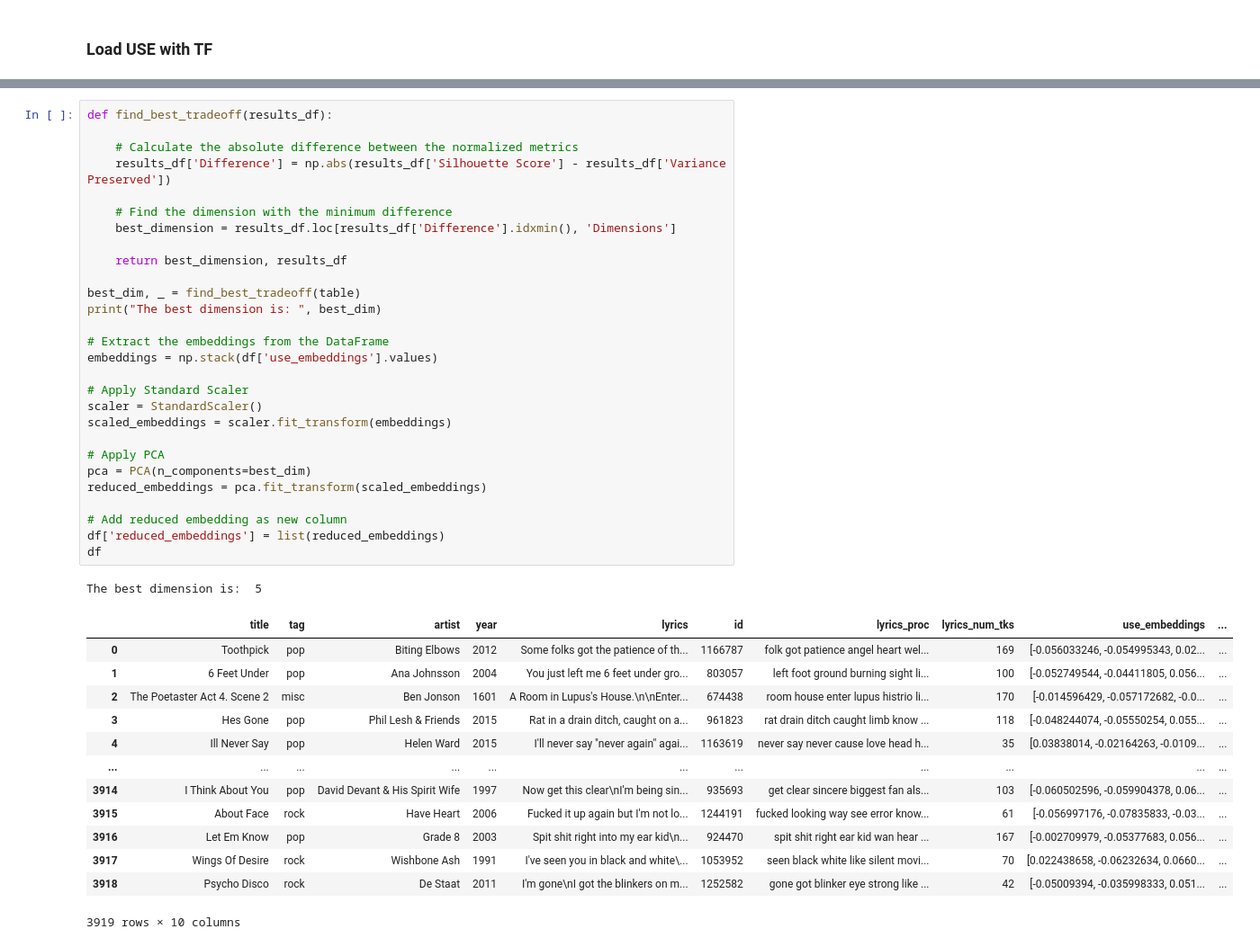
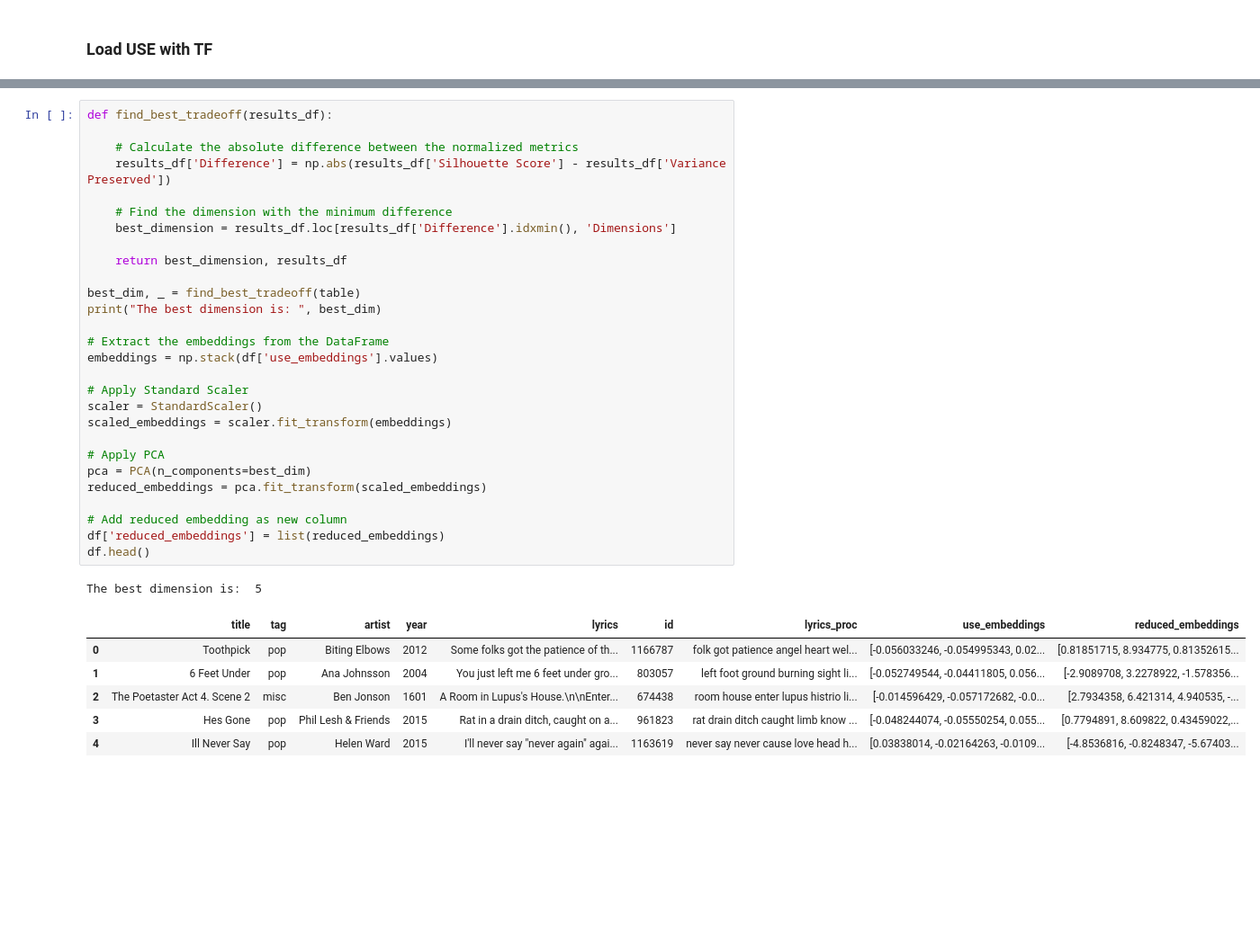
Before and after one commit to Alessandrus00/Lyrics-based-song-recommender, a Jupyter notebook: use.ipynb, the cells around one changed output, grey strips where cells are left out. Shown at 90% size. Saved outputs shown, nothing was run; the diff lists cells and outputs as text; blank space fills up the shorter version.

```diff
--- a/use.ipynb
+++ b/use.ipynb
@@ -109,44 +116,37 @@ table
 # %%
 def find_best_tradeoff(results_df):
 
     # Calculate the absolute difference between the normalized metrics
     results_df['Difference'] = np.abs(results_df['Silhouette Score'] - results_df['Variance Preserved'])
 
     # Find the dimension with the minimum difference
     best_dimension = results_df.loc[results_df['Difference'].idxmin(), 'Dimensions']
 
     return best_dimension, results_df
 
 best_dim, _ = find_best_tradeoff(table)
 print("The best dimension is: ", best_dim)
 
 # Extract the embeddings from the DataFrame
 embeddings = np.stack(df['use_embeddings'].values)
 
 # Apply Standard Scaler
 scaler = StandardScaler()
 scaled_embeddings = scaler.fit_transform(embeddings)
 
 # Apply PCA
 pca = PCA(n_components=best_dim)
 reduced_embeddings = pca.fit_transform(scaled_embeddings)
 
 # Add reduced embedding as new column
 df['reduced_embeddings'] = list(reduced_embeddings)
-df
+df.head()
 # %% [output]
 The best dimension is:  5
-|  | title | tag | artist | year | lyrics | id | lyrics_proc | lyrics_num_tks | use_embeddings | ... |
-| 0 | Toothpick | pop | Biting Elbows | 2012 | Some folks got the patience of th... | 1166787 | folk got patience angel heart wel... | 169 | [-0.056033246, -0.054995343, 0.02... | ... |
-| 1 | 6 Feet Under | pop | Ana Johnsson | 2004 | You just left me 6 feet under gro... | 803057 | left foot ground burning sight li... | 100 | [-0.052749544, -0.04411805, 0.056... | ... |
-| 2 | The Poetaster Act 4. Scene 2 | misc | Ben Jonson | 1601 | A Room in Lupus's House.\n\nEnter... | 674438 | room house enter lupus histrio li... | 170 | [-0.014596429, -0.057172682, -0.0... | ... |
-| 3 | Hes Gone | pop | Phil Lesh & Friends | 2015 | Rat in a drain ditch, caught on a... | 961823 | rat drain ditch caught limb know ... | 118 | [-0.048244074, -0.05550254, 0.055... | ... |
-| 4 | Ill Never Say | pop | Helen Ward | 2015 | I'll never say "never again" agai... | 1163619 | never say never cause love head h... | 35 | [0.03838014, -0.02164263, -0.0109... | ... |
-| ... | ... | ... | ... | ... | ... | ... | ... | ... | ... | ... |
-| 3914 | I Think About You | pop | David Devant & His Spirit Wife | 1997 | Now get this clear\nI'm being sin... | 935693 | get clear sincere biggest fan als... | 103 | [-0.060502596, -0.059904378, 0.06... | ... |
-| 3915 | About Face | rock | Have Heart | 2006 | Fucked it up again but I'm not lo... | 1244191 | fucked looking way see error know... | 61 | [-0.056997176, -0.07835833, -0.03... | ... |
-| 3916 | Let Em Know | pop | Grade 8 | 2003 | Spit shit right into my ear kid\n... | 924470 | spit shit right ear kid wan hear ... | 167 | [-0.002709979, -0.05377683, 0.056... | ... |
-| 3917 | Wings Of Desire | rock | Wishbone Ash | 1991 | I've seen you in black and white\... | 1053952 | seen black white like silent movi... | 70 | [0.022438658, -0.06232634, 0.0660... | ... |
-| 3918 | Psycho Disco | rock | De Staat | 2011 | I'm gone\nI got the blinkers on m... | 1252582 | gone got blinker eye strong like ... | 42 | [-0.05009394, -0.035998333, 0.051... | ... |
+|  | title | tag | artist | year | lyrics | id | lyrics_proc | use_embeddings | reduced_embeddings |
+| 0 | Toothpick | pop | Biting Elbows | 2012 | Some folks got the patience of th... | 1166787 | folk got patience angel heart wel... | [-0.056033246, -0.054995343, 0.02... | [0.81851715, 8.934775, 0.81352615... |
+| 1 | 6 Feet Under | pop | Ana Johnsson | 2004 | You just left me 6 feet under gro... | 803057 | left foot ground burning sight li... | [-0.052749544, -0.04411805, 0.056... | [-2.9089708, 3.2278922, -1.578356... |
+| 2 | The Poetaster Act 4. Scene 2 | misc | Ben Jonson | 1601 | A Room in Lupus's House.\n\nEnter... | 674438 | room house enter lupus histrio li... | [-0.014596429, -0.057172682, -0.0... | [2.7934358, 6.421314, 4.940535, -... |
+| 3 | Hes Gone | pop | Phil Lesh & Friends | 2015 | Rat in a drain ditch, caught on a... | 961823 | rat drain ditch caught limb know ... | [-0.048244074, -0.05550254, 0.055... | [0.7794891, 8.609822, 0.43459022,... |
+| 4 | Ill Never Say | pop | Helen Ward | 2015 | I'll never say "never again" agai... | 1163619 | never say never cause love head h... | [0.03838014, -0.02164263, -0.0109... | [-4.8536816, -0.8248347, -5.67403... |
-3919 rows × 10 columns
 # %%
```
Also changed, not shown: parts of 8 cells of this notebook, 17 other files.
